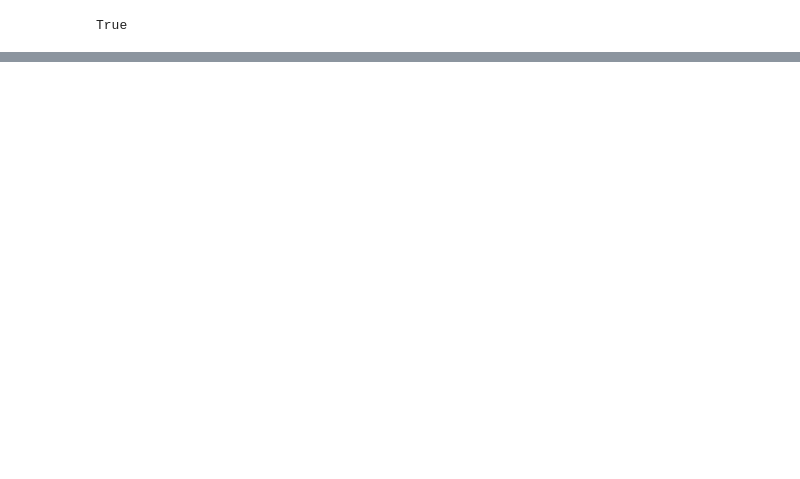
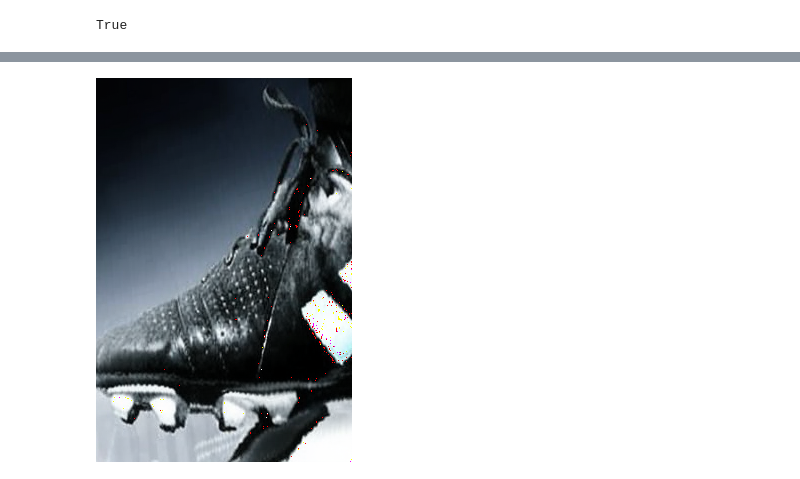
Before and after one commit to Zn10plays/VCP, a Jupyter notebook: benchmark.ipynb, the cells around one changed output, grey strips where cells are left out. Cells and saved outputs as stored; diff of their text form; code cells hidden in the pictures; blank space fills up the shorter version.

```diff
--- a/benchmark.ipynb
+++ b/benchmark.ipynb
@@ -37,0 +37,4 @@ torch.Size([10, 4, 16, 16])
+# %%
+v2.functional.to_pil_image((recon.sample.squeeze(0).cpu() + 1) / 2)
+# %% [output]
+[figure, added]
```
Also changed, not shown: parts of 11 cells of this notebook, 8 other files.
